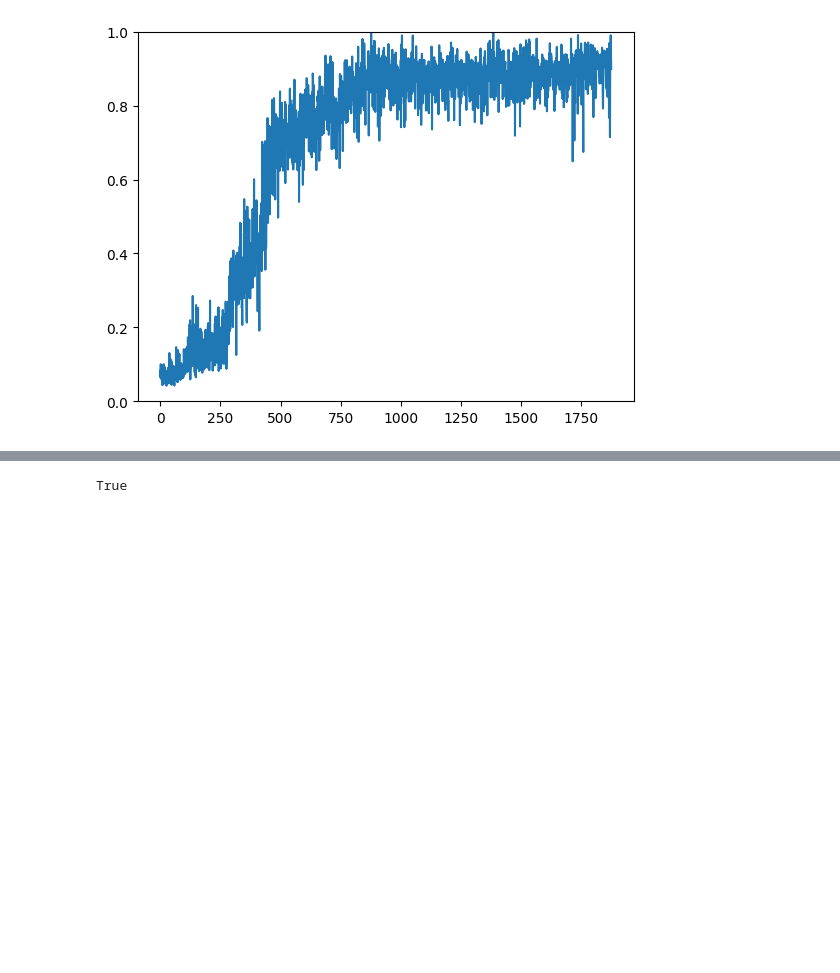
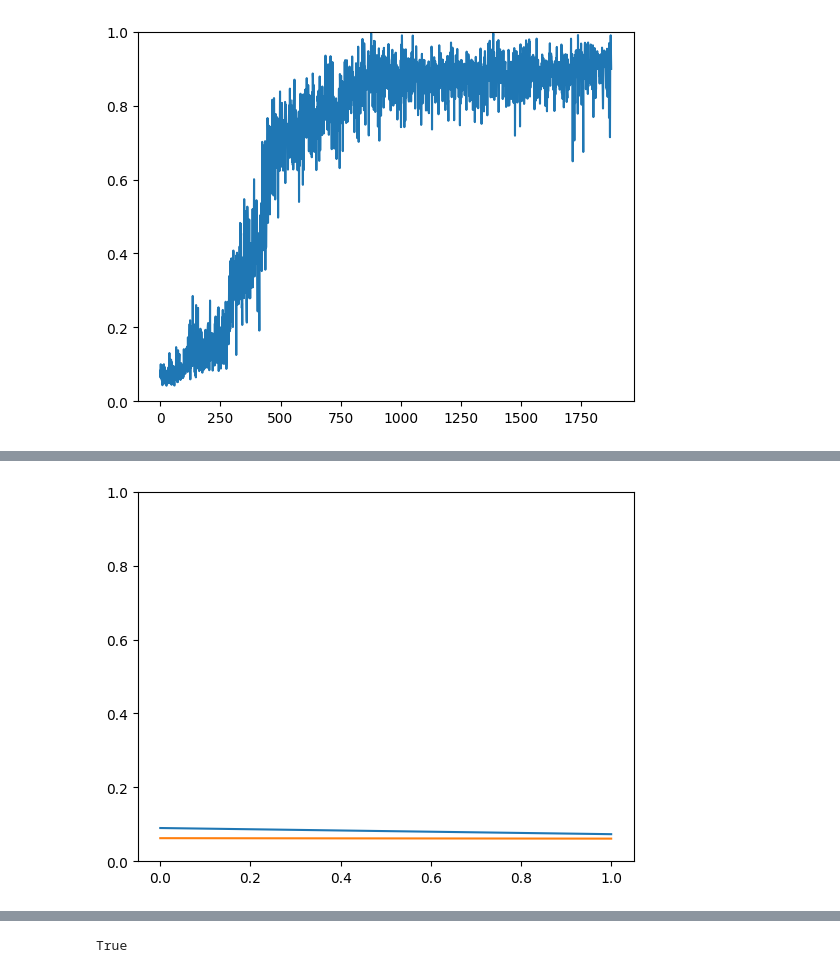
Before and after one commit to AADILab/influence-shaping, a Jupyter notebook: data_processing/process_stable.ipynb, the cells around one changed output, grey strips where cells are left out. Drawn from its saved outputs; the diff is of its cells as text; code cells hidden in the pictures; blank space fills up the shorter version.

```diff
--- a/data_processing/process_stable.ipynb
+++ b/data_processing/process_stable.ipynb
@@ -92,0 +143,35 @@ plt.show()
+# %%
+fitness_dir_e =   "/home/gonzaeve/influence-shaping/results/preliminary/may_20/stabilize_learning/debug_e/trial_0/fitness.csv"
+fitness_df_e = pd.read_csv(fitness_dir_e)
+plt.plot(fitness_df_e["team_fitness_aggregated"])
+fitness_dir_f = "/home/gonzaeve/influence-shaping/results/preliminary/may_20/stabilize_learning/debug_f/trial_0/fitness.csv"
+fitness_df_f = pd.read_csv(fitness_dir_f)
+plt.plot(fitness_df_f["team_fitness_aggregated"])
+
+plt.ylim([0,1])
+# plt.xlim([0,50])
+plt.show()
+
+# e (first run)
+# generation,team_fitness_aggregated,rover_0_,uav_0,team_fitness_0,team_0_rover_0,team_0_uav_0,team_fitness_1,team_1_rover_0,team_1_uav_0,team_fitness_2,team_2_rover_0,team_2_uav_0,team_fitness_3,team_3_rover_0,team_3_uav_0,team_fitness_4,team_4_rover_0,team_4_uav_0,team_fitness_5,team_5_rover_0,team_5_uav_0,team_fitness_6,team_6_rover_0,team_6_uav_0,team_fitness_7,team_7_rover_0,team_7_uav_0,team_fitness_8,team_8_rover_0,team_8_uav_0,team_fitness_9,team_9_rover_0,team_9_uav_0,team_fitness_10,team_10_rover_0,team_10_uav_0,team_fitness_11,team_11_rover_0,team_11_uav_0,team_fitness_12,team_12_rover_0,team_12_uav_0,team_fitness_13,team_13_rover_0,team_13_uav_0,team_fitness_14,team_14_rover_0,team_14_uav_0,team_fitness_15,team_15_rover_0,team_15_uav_0,team_fitness_16,team_16_rover_0,team_16_uav_0,team_fitness_17,team_17_rover_0,team_17_uav_0,team_fitness_18,team_18_rover_0,team_18_uav_0,team_fitness_19,team_19_rover_0,team_19_uav_0
+# 0,0.05940828577374101,0.05940828577374101,0.05940828577374101,0.09734550000879603,0.09734550000879603,0.097345500008796030.035883232490738416,0.035883232490738416,0.0358832324907384160.05709129320805307,0.05709129320805307,0.057091293208053070.04956865786351461,0.04956865786351461,0.049568657863514610.04531222539797563,0.04531222539797563,0.045312225397975630.027703019156926186,0.027703019156926186,0.0277030191569261860.03402587726063927,0.03402587726063927,0.034025877260639270.08958081176017672,0.08958081176017672,0.089580811760176720.06820303183542639,0.06820303183542639,0.068203031835426390.06078390442434017,0.06078390442434017,0.060783904424340170.03450018671940789,0.03450018671940789,0.034500186719407890.03590333668569437,0.03590333668569437,0.035903336685694370.026430023862254758,0.026430023862254758,0.0264300238622547580.04902231672984249,0.04902231672984249,0.049022316729842490.03630500356103679,0.03630500356103679,0.036305003561036790.11995060199889143,0.11995060199889143,0.119950601998891430.06622451470177018,0.06622451470177018,0.066224514701770180.03273578032485434,0.03273578032485434,0.032735780324854340.172547142632085,0.172547142632085,0.1725471426320850.04904925485239643,0.04904925485239643,0.04904925485239643
+# 1,0.038145890332692695,0.038145890332692695,0.038145890332692695,0.02250710977516396,0.02250710977516396,0.022507109775163960.01935996450963968,0.01935996450963968,0.019359964509639680.020808064513380693,0.020808064513380693,0.0208080645133806930.030398109686802788,0.030398109686802788,0.0303981096868027880.02096490257375846,0.02096490257375846,0.020964902573758460.07617321232071551,0.07617321232071551,0.076173212320715510.02722635569800906,0.02722635569800906,0.027226355698009060.028604907115053237,0.028604907115053237,0.0286049071150532370.019618120833495522,0.019618120833495522,0.0196181208334955220.03976329539662752,0.03976329539662752,0.039763295396627520.04864409191420175,0.04864409191420175,0.048644091914201750.0346314002209443,0.0346314002209443,0.03463140022094430.07280921930800632,0.07280921930800632,0.072809219308006320.05093795714824696,0.05093795714824696,0.050937957148246960.042280720461776805,0.042280720461776805,0.0422807204617768050.06844112167549249,0.06844112167549249,0.068441121675492490.021630725969915186,0.021630725969915186,0.0216307259699151860.03308597853631586,0.03308597853631586,0.033085978536315860.03619462088896473,0.03619462088896473,0.036194620888964730.04883792810734288,0.04883792810734288,0.04883792810734288
+
+# f (first run)
+# generation,team_fitness_aggregated,rover_0_,uav_0,team_fitness_0,team_0_rover_0,team_0_uav_0,team_fitness_1,team_1_rover_0,team_1_uav_0,team_fitness_2,team_2_rover_0,team_2_uav_0,team_fitness_3,team_3_rover_0,team_3_uav_0,team_fitness_4,team_4_rover_0,team_4_uav_0,team_fitness_5,team_5_rover_0,team_5_uav_0,team_fitness_6,team_6_rover_0,team_6_uav_0,team_fitness_7,team_7_rover_0,team_7_uav_0,team_fitness_8,team_8_rover_0,team_8_uav_0,team_fitness_9,team_9_rover_0,team_9_uav_0,team_fitness_10,team_10_rover_0,team_10_uav_0,team_fitness_11,team_11_rover_0,team_11_uav_0,team_fitness_12,team_12_rover_0,team_12_uav_0,team_fitness_13,team_13_rover_0,team_13_uav_0,team_fitness_14,team_14_rover_0,team_14_uav_0,team_fitness_15,team_15_rover_0,team_15_uav_0,team_fitness_16,team_16_rover_0,team_16_uav_0,team_fitness_17,team_17_rover_0,team_17_uav_0,team_fitness_18,team_18_rover_0,team_18_uav_0,team_fitness_19,team_19_rover_0,team_19_uav_0
+# 0,0.06755642525749385,0.06755642525749385,0.06755642525749385,0.10109930514045497,0.10109930514045497,0.101099305140454970.028695592655114163,0.028695592655114163,0.0286955926551141630.037451654965944145,0.037451654965944145,0.0374516549659441450.04036284657028823,0.04036284657028823,0.040362846570288230.16026725772119146,0.16026725772119146,0.160267257721191460.02677288492586536,0.02677288492586536,0.026772884925865360.07320474519103089,0.07320474519103089,0.073204745191030890.05950076218329724,0.05950076218329724,0.059500762183297240.04050043374348049,0.04050043374348049,0.040500433743480490.047388579968290406,0.047388579968290406,0.0473885799682904060.061432934747472016,0.061432934747472016,0.0614329347474720160.04087339757680159,0.04087339757680159,0.040873397576801590.1749373297292482,0.1749373297292482,0.17493732972924820.033017073707139216,0.033017073707139216,0.0330170737071392160.043925047049042515,0.043925047049042515,0.0439250470490425150.04080283749400407,0.04080283749400407,0.040802837494004070.05591913360945621,0.05591913360945621,0.055919133609456210.09748362576193537,0.09748362576193537,0.097483625761935370.13955562983764455,0.13955562983764455,0.139555629837644550.04793743257217566,0.04793743257217566,0.04793743257217566
+# 1,0.11279405703512527,0.11279405703512527,0.11279405703512527,0.09269079644492936,0.09269079644492936,0.092690796444929360.026291114117055946,0.026291114117055946,0.0262911141170559460.06703866989217032,0.06703866989217032,0.067038669892170320.050427053309708494,0.050427053309708494,0.0504270533097084940.8558264211192451,0.8558264211192451,0.85582642111924510.18299595204742822,0.18299595204742822,0.182995952047428220.07171308067371555,0.07171308067371555,0.071713080673715550.08407964378310276,0.08407964378310276,0.084079643783102760.07720143772253739,0.07720143772253739,0.077201437722537390.028288737892122766,0.028288737892122766,0.0282887378921227660.07757558784142778,0.07757558784142778,0.077575587841427780.027324176038884,0.027324176038884,0.0273241760388840.05240534701564461,0.05240534701564461,0.052405347015644610.057346509212677234,0.057346509212677234,0.0573465092126772340.06413364487747407,0.06413364487747407,0.064133644877474070.06157880101844216,0.06157880101844216,0.061578801018442160.029872026811385972,0.029872026811385972,0.0298720268113859720.09505351231598856,0.09505351231598856,0.095053512315988560.20766114679244024,0.20766114679244024,0.207661146792440240.04637748177612456,0.04637748177612456,0.04637748177612456
+
+# e (second run)
+# generation,team_fitness_aggregated,rover_0_,uav_0,team_fitness_0,team_0_rover_0,team_0_uav_0,team_fitness_1,team_1_rover_0,team_1_uav_0,team_fitness_2,team_2_rover_0,team_2_uav_0,team_fitness_3,team_3_rover_0,team_3_uav_0,team_fitness_4,team_4_rover_0,team_4_uav_0,team_fitness_5,team_5_rover_0,team_5_uav_0,team_fitness_6,team_6_rover_0,team_6_uav_0,team_fitness_7,team_7_rover_0,team_7_uav_0,team_fitness_8,team_8_rover_0,team_8_uav_0,team_fitness_9,team_9_rover_0,team_9_uav_0,team_fitness_10,team_10_rover_0,team_10_uav_0,team_fitness_11,team_11_rover_0,team_11_uav_0,team_fitness_12,team_12_rover_0,team_12_uav_0,team_fitness_13,team_13_rover_0,team_13_uav_0,team_fitness_14,team_14_rover_0,team_14_uav_0,team_fitness_15,team_15_rover_0,team_15_uav_0,team_fitness_16,team_16_rover_0,team_16_uav_0,team_fitness_17,team_17_rover_0,team_17_uav_0,team_fitness_18,team_18_rover_0,team_18_uav_0,team_fitness_19,team_19_rover_0,team_19_uav_0
+# 0,0.08998914406247265,0.08998914406247265,0.08998914406247265,0.06496951250033797,0.06496951250033797,0.064969512500337970.02486001801052336,0.02486001801052336,0.024860018010523360.03617795260517131,0.03617795260517131,0.036177952605171310.034962057518522674,0.034962057518522674,0.0349620575185226740.422674240451909,0.422674240451909,0.4226742404519090.053683506855676785,0.053683506855676785,0.0536835068556767850.030412298682145705,0.030412298682145705,0.0304122986821457050.07090473232472187,0.07090473232472187,0.070904732324721870.04011318449204331,0.04011318449204331,0.040113184492043310.04318076130296652,0.04318076130296652,0.043180761302966520.10687562499176075,0.10687562499176075,0.106875624991760750.05737695147331827,0.05737695147331827,0.057376951473318270.050396537508962766,0.050396537508962766,0.0503965375089627660.04917590779703173,0.04917590779703173,0.049175907797031730.06280043367927683,0.06280043367927683,0.062800433679276830.06992061511839211,0.06992061511839211,0.069920615118392110.12700090721428794,0.12700090721428794,0.127000907214287940.0550646265375611,0.0550646265375611,0.05506462653756110.056600038404068735,0.056600038404068735,0.0566000384040687350.34263297378077406,0.34263297378077406,0.34263297378077406
+# 1,0.07332055275977234,0.07332055275977234,0.07332055275977234,0.024360280179878985,0.024360280179878985,0.0243602801798789850.07023838157608041,0.07023838157608041,0.070238381576080410.03378533959926592,0.03378533959926592,0.033785339599265920.059800628294878096,0.059800628294878096,0.0598006282948780960.025651350671327525,0.025651350671327525,0.0256513506713275250.059598690723423976,0.059598690723423976,0.0595986907234239760.06411539505826636,0.06411539505826636,0.064115395058266360.07219540322173061,0.07219540322173061,0.072195403221730610.4284892247295772,0.4284892247295772,0.42848922472957720.036316328555947866,0.036316328555947866,0.0363163285559478660.028110569650984747,0.028110569650984747,0.0281105696509847470.22100321786100757,0.22100321786100757,0.221003217861007570.019869736369895898,0.019869736369895898,0.0198697363698958980.02420227691271099,0.02420227691271099,0.024202276912710990.026990921220294173,0.026990921220294173,0.0269909212202941730.036655208615512226,0.036655208615512226,0.0366552086155122260.075229529103601,0.075229529103601,0.0752295291036010.04346641717707908,0.04346641717707908,0.043466417177079080.06424628460773232,0.06424628460773232,0.064246284607732320.05208587106625167,0.05208587106625167,0.05208587106625167
+
+# f (second run)
+# generation,team_fitness_aggregated,rover_0_,uav_0,team_fitness_0,team_0_rover_0,team_0_uav_0,team_fitness_1,team_1_rover_0,team_1_uav_0,team_fitness_2,team_2_rover_0,team_2_uav_0,team_fitness_3,team_3_rover_0,team_3_uav_0,team_fitness_4,team_4_rover_0,team_4_uav_0,team_fitness_5,team_5_rover_0,team_5_uav_0,team_fitness_6,team_6_rover_0,team_6_uav_0,team_fitness_7,team_7_rover_0,team_7_uav_0,team_fitness_8,team_8_rover_0,team_8_uav_0,team_fitness_9,team_9_rover_0,team_9_uav_0,team_fitness_10,team_10_rover_0,team_10_uav_0,team_fitness_11,team_11_rover_0,team_11_uav_0,team_fitness_12,team_12_rover_0,team_12_uav_0,team_fitness_13,team_13_rover_0,team_13_uav_0,team_fitness_14,team_14_rover_0,team_14_uav_0,team_fitness_15,team_15_rover_0,team_15_uav_0,team_fitness_16,team_16_rover_0,team_16_uav_0,team_fitness_17,team_17_rover_0,team_17_uav_0,team_fitness_18,team_18_rover_0,team_18_uav_0,team_fitness_19,team_19_rover_0,team_19_uav_0
+# 0,0.06252401827132935,0.06252401827132935,0.06252401827132935,0.030682604206865787,0.030682604206865787,0.0306826042068657870.2081161730218998,0.2081161730218998,0.20811617302189980.08382541054733482,0.08382541054733482,0.083825410547334820.0789333379700441,0.0789333379700441,0.07893333797004410.057783185120274035,0.057783185120274035,0.0577831851202740350.050675101610712155,0.050675101610712155,0.0506751016107121550.02962906802824453,0.02962906802824453,0.029629068028244530.02896652841081835,0.02896652841081835,0.028966528410818350.04446504799694189,0.04446504799694189,0.044465047996941890.04495848104773527,0.04495848104773527,0.044958481047735270.09580289955652604,0.09580289955652604,0.095802899556526040.05468220372139366,0.05468220372139366,0.054682203721393660.04563726456585561,0.04563726456585561,0.045637264565855610.05386779633528509,0.05386779633528509,0.053867796335285090.1221347884654628,0.1221347884654628,0.12213478846546280.049047958457536976,0.049047958457536976,0.0490479584575369760.022813779030477137,0.022813779030477137,0.0228137790304771370.036808186575975996,0.036808186575975996,0.0368081865759759960.04689657126147216,0.04689657126147216,0.046896571261472160.064753979495731,0.064753979495731,0.064753979495731
+# 1,0.06128803609635551,0.06128803609635551,0.06128803609635551,0.05497462603027468,0.05497462603027468,0.054974626030274680.03412705536789938,0.03412705536789938,0.034127055367899380.030286575679598998,0.030286575679598998,0.0302865756795989980.05668248199688405,0.05668248199688405,0.056682481996884050.04677614847306119,0.04677614847306119,0.046776148473061190.0886850150343856,0.0886850150343856,0.08868501503438560.09791685471781943,0.09791685471781943,0.097916854717819430.03405535402945102,0.03405535402945102,0.034055354029451020.1466347597285558,0.1466347597285558,0.14663475972855580.028884037377320107,0.028884037377320107,0.0288840373773201070.025034087644583806,0.025034087644583806,0.0250340876445838060.06600723604686043,0.06600723604686043,0.066007236046860430.046447025767716664,0.046447025767716664,0.0464470257677166640.04910550363130113,0.04910550363130113,0.049105503631301130.20376171629351805,0.20376171629351805,0.203761716293518050.03277086277705742,0.03277086277705742,0.032770862777057420.05760208676933212,0.05760208676933212,0.057602086769332120.07241386212357834,0.07241386212357834,0.072413862123578340.022890876003795038,0.022890876003795038,0.0228908760037950380.030704556434116848,0.030704556434116848,0.030704556434116848
+
+# Weird. Inconsistent even for the same folder
+# %% [output]
+[figure, added]
```
Also changed, not shown: parts of 6 cells of this notebook, 1 other file.
